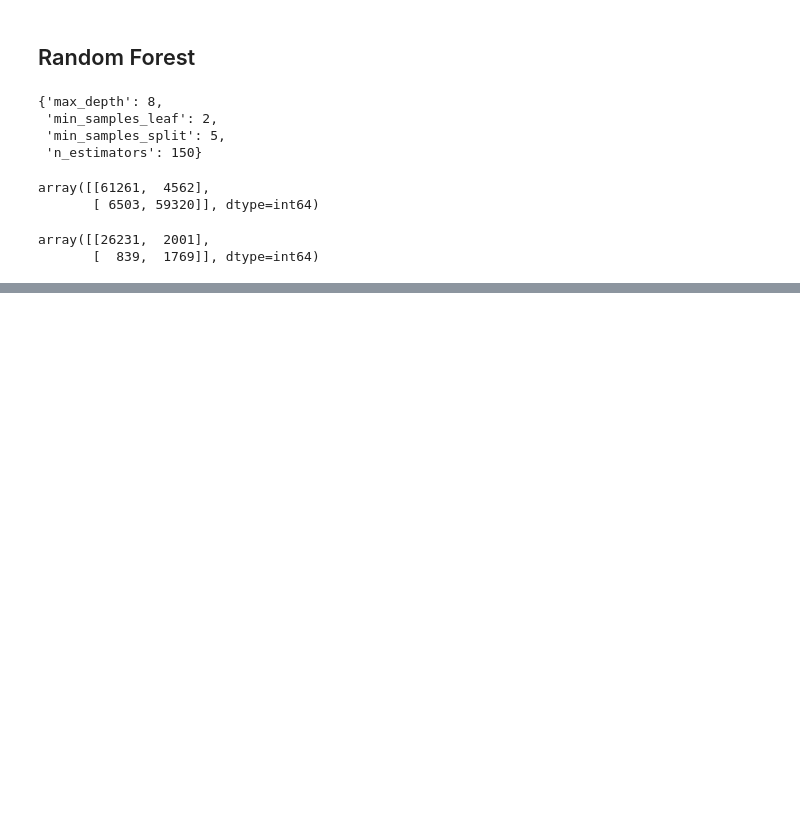
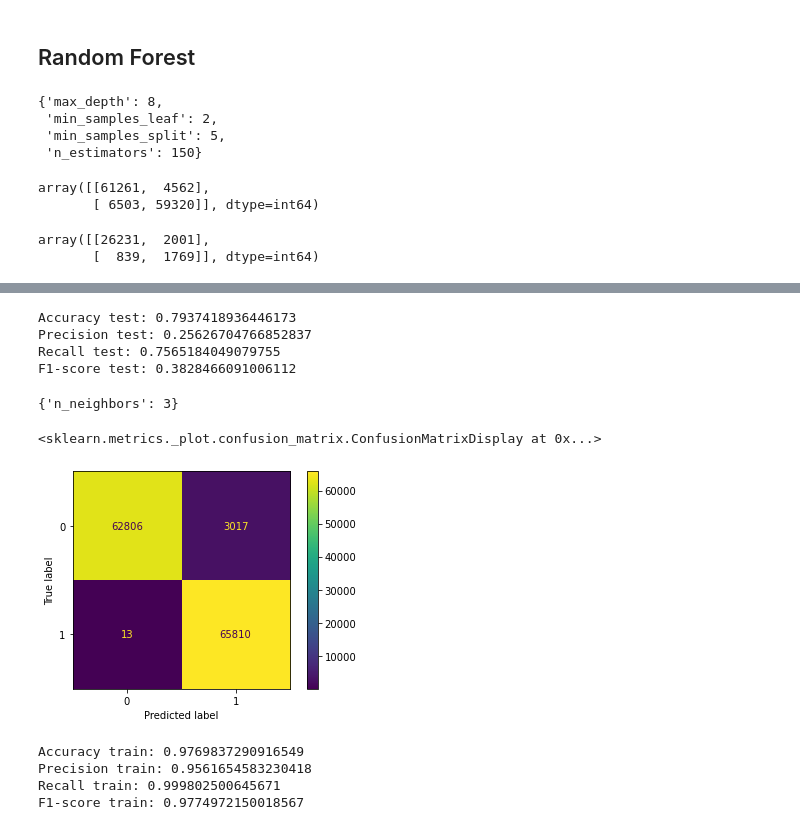
Before and after one commit to alejo963/Proyecto_Integrador, a Jupyter notebook: Data_Prep.ipynb, the cells around one changed output, grey strips where cells are left out. Saved outputs shown, nothing was run; the diff lists cells and outputs as text; code cells hidden in the pictures; blank space fills up the shorter version.

```diff
--- a/Data_Prep.ipynb
+++ b/Data_Prep.ipynb
@@ -640,0 +676,36 @@ array([[26231,  2001],
+# %%
+print(f'Accuracy test: {accuracy_score(data_test.isFraud, y_pred_test2)}')
+print(f'Precision test: {precision_score(data_test.isFraud, y_pred_test2)}')
+print(f'Recall test: {recall_score(data_test.isFraud, y_pred_test2)}')
+print(f'F1-score test: {f1_score(data_test.isFraud, y_pred_test2)}')
+# %% [output]
+Accuracy test: 0.7937418936446173
+Precision test: 0.25626704766852837
+Recall test: 0.7565184049079755
+F1-score test: 0.3828466091006112
+# %%
+knn2 = KNeighborsClassifier(n_jobs=10)
+parameters2 = {'n_neighbors': range(1, 21)}
+clf2 = GridSearchCV(knn, parameters2, scoring='recall')
+clf_fit2 = clf2.fit(X_res, y_res)
+# %%
+clf_fit2.best_params_
+# %% [output]
+{'n_neighbors': 3}
+# %%
+y_pred_train2 = clf_fit2.predict(X_res)
+# %%
+ConfusionMatrixDisplay(confusion_matrix(y_res, y_pred_train2)).plot()
+# %% [output]
+<sklearn.metrics._plot.confusion_matrix.ConfusionMatrixDisplay at 0x...>
+[figure, added]
+# %%
+print(f'Accuracy train: {accuracy_score(y_res, y_pred_train2)}')
+print(f'Precision train: {precision_score(y_res, y_pred_train2)}')
+print(f'Recall train: {recall_score(y_res, y_pred_train2)}')
+print(f'F1-score train: {f1_score(y_res, y_pred_train2)}')
+# %% [output]
+Accuracy train: 0.9769837290916549
+Precision train: 0.9561654583230418
+Recall train: 0.999802500645671
+F1-score train: 0.9774972150018567
```
Also changed, not shown: parts of 30 cells of this notebook.
